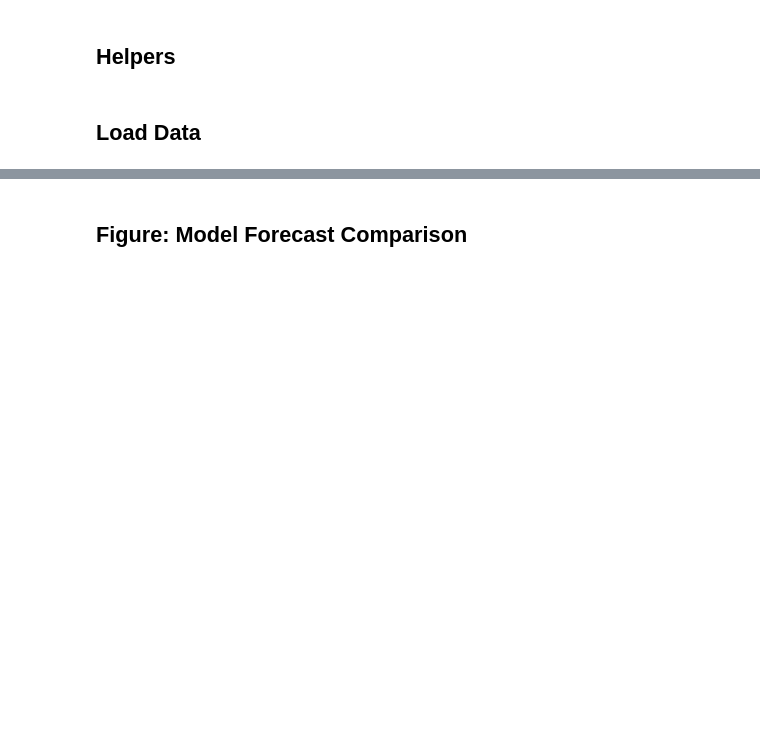
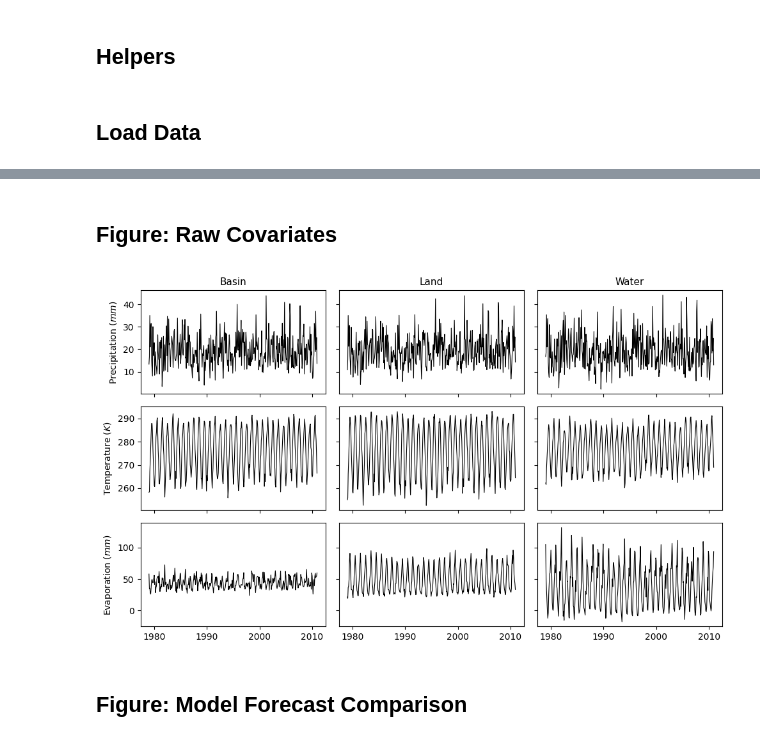
Before and after one commit to mcanearm/nbs_predictor_reproducibility_index, a Jupyter notebook: scripts/03_results_and_plots.ipynb, the cells around one changed output, grey strips where cells are left out. Saved outputs shown, nothing was run; the diff lists cells and outputs as text; code cells hidden in the pictures; blank space fills up the shorter version.

```diff
--- a/scripts/03_results_and_plots.ipynb
+++ b/scripts/03_results_and_plots.ipynb
@@ -274 +368,46 @@ display(
+# %% [markdown]
+## Figure: Raw Covariates
+# %%
+covar_data = (
+    xr.open_dataarray("data/covar_data.nc")
+    .sel(variable=["precip", "temp", "evap"], type=["Basin", "Land", "Water"])
+    .dropna("Date")
+    .transpose("Date", ...)
+)
+
+VARIABLE_ORDER = ["precip", "temp", "evap"]
+TYPE_ORDER = ["Basin", "Land", "Water"]
+VARIABLE_LABELS = {
+    "precip": "Precipitation ($mm$)",
+    "temp": "Temperature ($K$)",
+    "evap": "Evaporation ($mm$)",
+}
+
+fig, axs = plt.subplots(
+    nrows=len(VARIABLE_ORDER),
+    ncols=len(TYPE_ORDER),
+    figsize=(10, 6),
+    sharex=True,
+    sharey="row",
+)
+
+for row, variable in enumerate(VARIABLE_ORDER):
+    for col, type_ in enumerate(TYPE_ORDER):
+        ax = axs[row, col]
+        series = covar_data.sel(variable=variable, type=type_)
+        ax.plot(series["Date"], series.values, color="black", linewidth=0.8)
+
+        if row == 0:
+            ax.set_title(type_, fontsize=11)
+        if col == 0:
+            ax.set_ylabel(VARIABLE_LABELS[variable], fontsize=10)
+
+        ax.xaxis.set_major_locator(mdates.YearLocator(10))
+        ax.xaxis.set_major_formatter(mdates.DateFormatter("%Y"))
+
+fig.tight_layout()
+fig.savefig(IMAGES_DIR / "covars_raw.pdf")
+plt.show()
+# %% [output]
+[figure, added]
 # %% [markdown]
```
Also changed, not shown: parts of 33 cells of this notebook, 17 other files.
